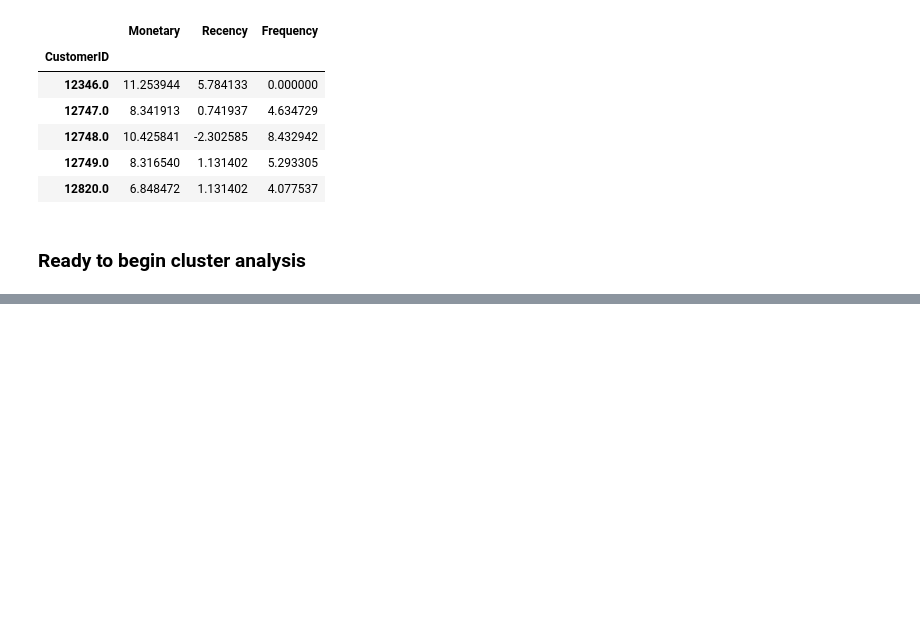
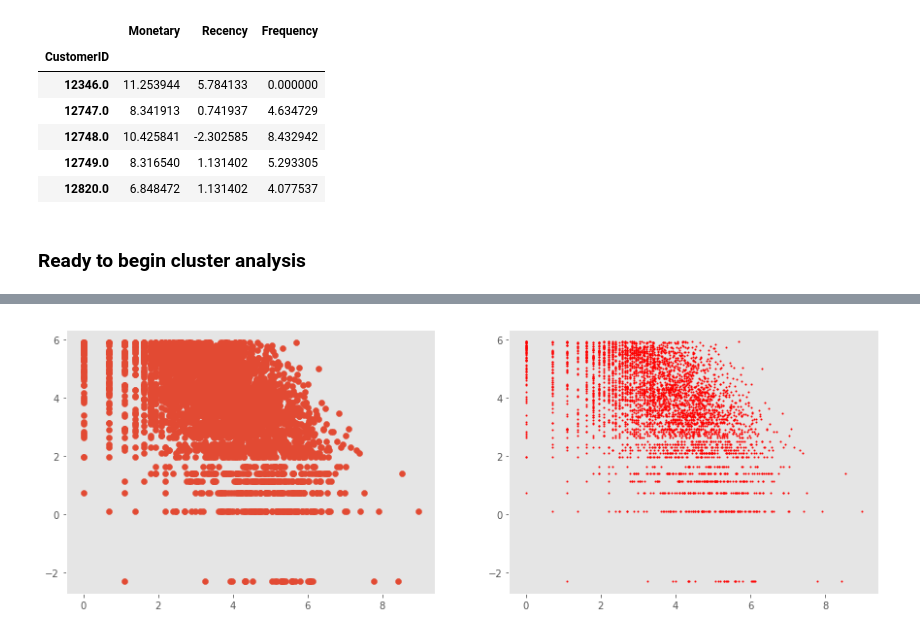
Before and after one commit to davestroud/OnlineRetail, a Jupyter notebook: main.ipynb, the cells around one changed output, grey strips where cells are left out. Drawn from its saved outputs; the diff is of its cells as text; code cells hidden in the pictures; blank space fills up the shorter version.

```diff
--- a/main.ipynb
+++ b/main.ipynb
@@ -575,0 +591,12 @@ pd.DataFrame(pd.Series(clusters_customers).value_counts(), columns = ['NumberCus
+# %%
+plt.figure(figsize=(15,5))
+plt.subplot(1,2,1)
+plt.scatter(X1[:, 0], X1[:, 1])
+plt.grid()
+plt.subplot(1,2,2)
+plt.plot(X1[:, 0], X1[:, 1], 'r.', markersize=2) #plot the data
+plt.grid()
+
+plt.show()
+# %% [output]
+[figure, added]
```
Also changed, not shown: parts of 6 cells of this notebook, 1 other file.
